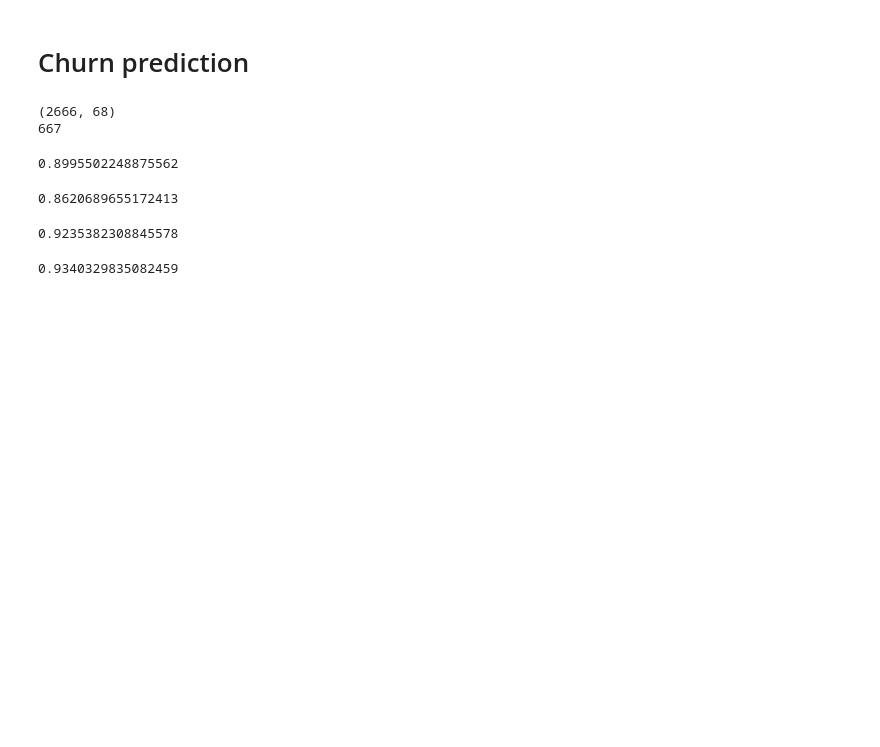
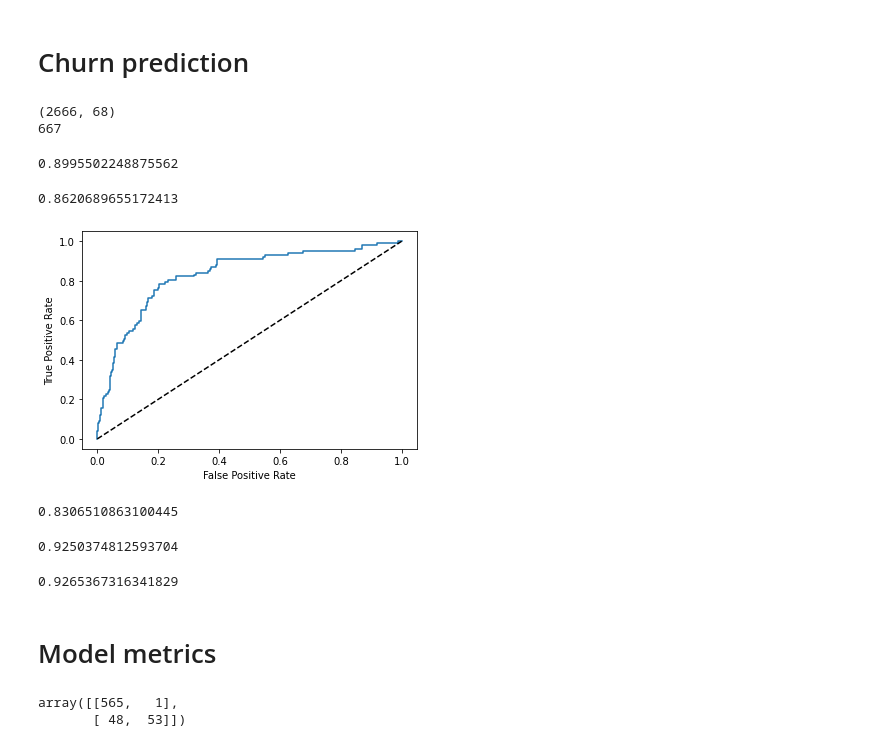
Before and after one commit to MengOonLee/Marketing_analytic, a Jupyter notebook: Tutorial/notebooks/Churn_prediction.ipynb, the cells around one changed output. Drawn from its saved outputs; the diff is of its cells as text; code cells hidden in the pictures; blank space fills up the shorter version.

Commit message:
Churn prediction metrics

```diff
--- a/Tutorial/notebooks/Churn_prediction.ipynb
+++ b/Tutorial/notebooks/Churn_prediction.ipynb
@@ -317,36 +326,56 @@ prediction = svc.predict(X_test)
 svc.score(X_test, y_test)
 # %% [output]
 0.8995502248875562
+# %%
+# Instantiate the classifier
+clf = LogisticRegression()
+# Fit the classifier
+clf.fit(X_train, y_train)
+# Computing accuracy
+print(clf.score(X_test, y_test))
+# Generate probability
+y_pred_prob = clf.predict_proba(X_test)[:, 1]
+# Calculate the roc metrics
+fpr, tpr, thresholds = roc_curve(y_test, y_pred_prob)
+# Plot the ROC curve
+plt.plot(fpr, tpr)
+# Add labels and diagonal line
+plt.xlabel("False Positive Rate")
+plt.ylabel("True Positive Rate")
+plt.plot([0, 1], [0, 1], 'k--')
+plt.show()
+# Print the AUC
+print(roc_auc_score(y_test, y_pred_prob))
+# %% [output]
+0.8620689655172413
+[figure, added]
+0.8306510863100445
 # %%
-# Import LogisticRegression
-from sklearn.linear_model import LogisticRegression
 # Instantiate the classifier
-clf = LogisticRegression()
+clf = DecisionTreeClassifier()
 # Fit the classifier
 clf.fit(X_train, y_train)
 # Computing accuracy
 clf.score(X_test, y_test)
 # %% [output]
-0.8620689655172413
+0.9250374812593704
 # %%
-# Import DecisionTreeClassifier
-from sklearn.tree import DecisionTreeClassifier
 # Instantiate the classifier
-clf = DecisionTreeClassifier()
+clf = RandomForestClassifier()
 # Fit the classifier
 clf.fit(X_train, y_train)
+# Predict the label of X_test
+y_pred = clf.predict(X_test)
 # Computing accuracy
 clf.score(X_test, y_test)
 # %% [output]
-0.9235382308845578
+0.9265367316341829
-# %%
-# Import RandomForestClassifier
-from sklearn.ensemble import RandomForestClassifier
-# Instantiate the classifier
-clf = RandomForestClassifier()
-# Fit the classifier
-clf.fit(X_train, y_train)
-# Computing accuracy
-clf.score(X_test, y_test)
-# %% [output]
-0.9340329835082459
+# %% [markdown]
+# Model metrics
+# %%
+# Print the confusion matrix
+cm = confusion_matrix(y_test, y_pred)
+cm
+# %% [output]
+array([[565,   1],
+       [ 48,  53]])
```
Also changed, not shown: parts of 5 cells of this notebook.
